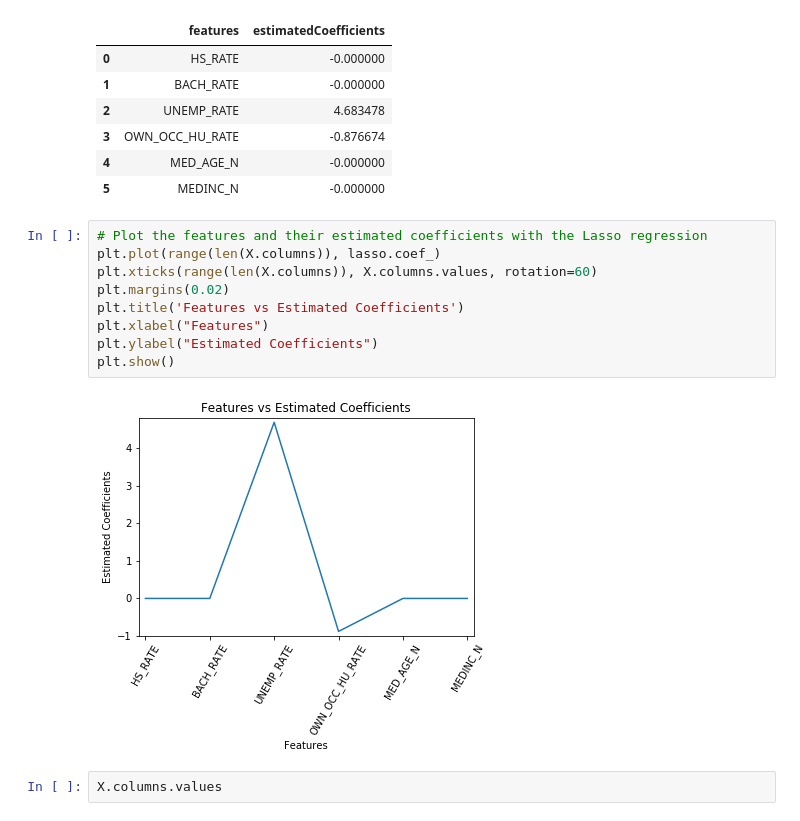
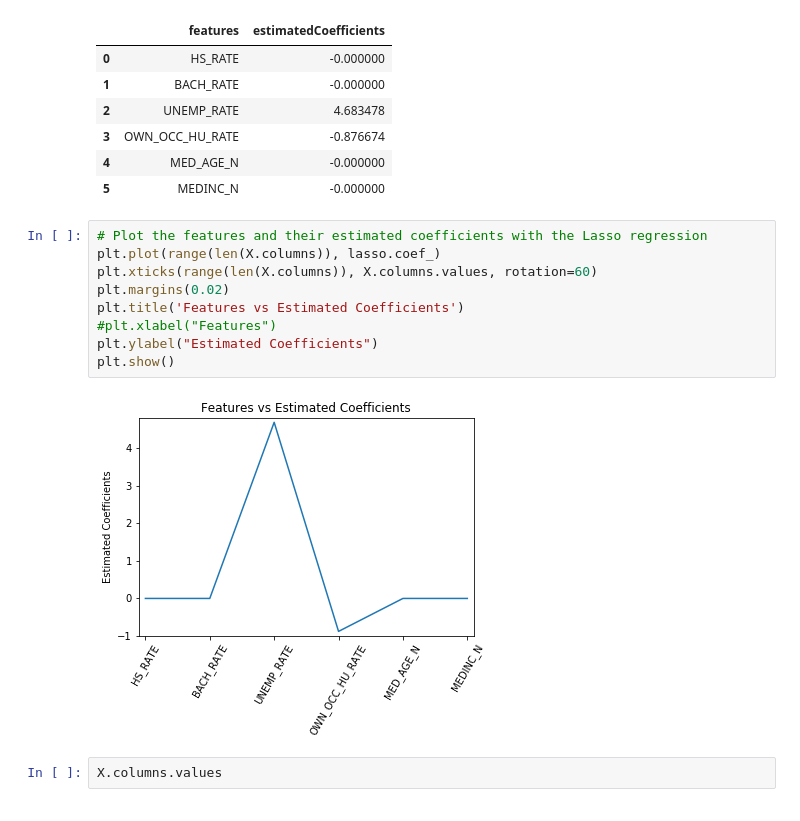
Before and after one commit to DavidFlanders/Capstone, a Jupyter notebook: ChicagoCrimeData - MachineLearning.ipynb, the cells around one changed output. Saved outputs shown, nothing was run; the diff lists cells and outputs as text.

```diff
--- a/ChicagoCrimeData - MachineLearning.ipynb
+++ b/ChicagoCrimeData - MachineLearning.ipynb
@@ -500,14 +500,14 @@ pd.DataFrame({'features': X.columns, 'estimatedCoefficients': lasso.coef_})[['fe
 # %%
 # Plot the features and their estimated coefficients with the Lasso regression
 plt.plot(range(len(X.columns)), lasso.coef_)
 plt.xticks(range(len(X.columns)), X.columns.values, rotation=60)
 plt.margins(0.02)
 plt.title('Features vs Estimated Coefficients')
-plt.xlabel("Features")
+#plt.xlabel("Features")
 plt.ylabel("Estimated Coefficients")
 plt.show()
 # %% [output]
-[figure, old version]
+[figure, new version]
 # %%
 X.columns.values
 # %% [output]
```
Also changed, not shown: parts of 1 cell of this notebook.
